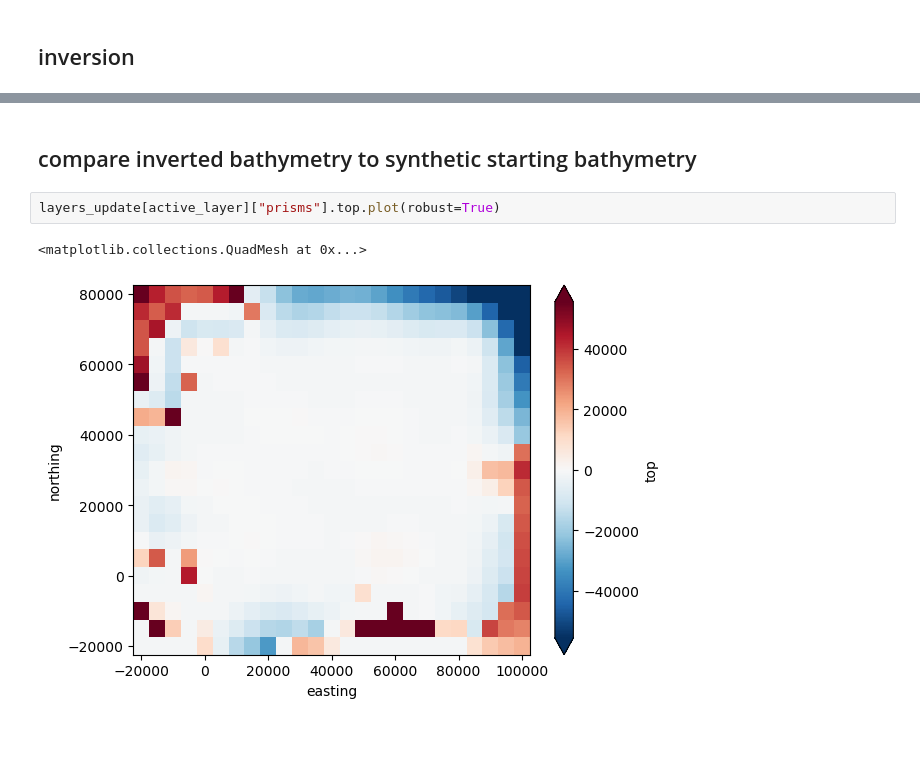
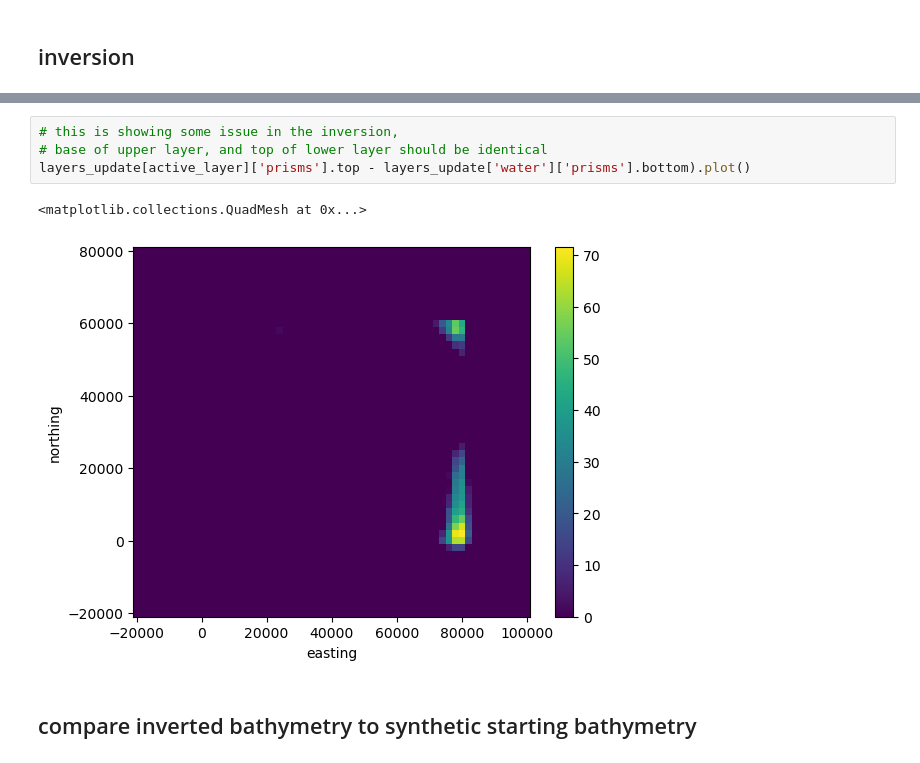
Before and after one commit to mdtanker/RIS_gravity_inversion, a Jupyter notebook: notebooks/synthetic_inversion_simple.ipynb, the cells around one changed output, grey strips where cells are left out. Drawn from its saved outputs; the diff is of its cells as text; blank space fills up the shorter version.

Commit message:
reran simple inversion

```diff
--- a/notebooks/synthetic_inversion_simple.ipynb
+++ b/notebooks/synthetic_inversion_simple.ipynb
@@ -510,10 +571,12 @@ plots.plot_inversion_results(
+# %%
+# this is showing some issue in the inversion,
+# base of upper layer, and top of lower layer should be identical
+layers_update[active_layer]['prisms'].top - layers_update['water']['prisms'].bottom).plot()
+# %% [output]
+<matplotlib.collections.QuadMesh at 0x...>
+[figure, added]
 # %% [markdown]
 ## compare inverted bathymetry to synthetic starting bathymetry
-# %%
-layers_update[active_layer]["prisms"].top.plot(robust=True)
-# %% [output]
-<matplotlib.collections.QuadMesh at 0x...>
-[figure, removed]
 # %%
 grids = utils.grd_compare(
     true_layer2,
```
Also changed, not shown: parts of 27 cells of this notebook.
